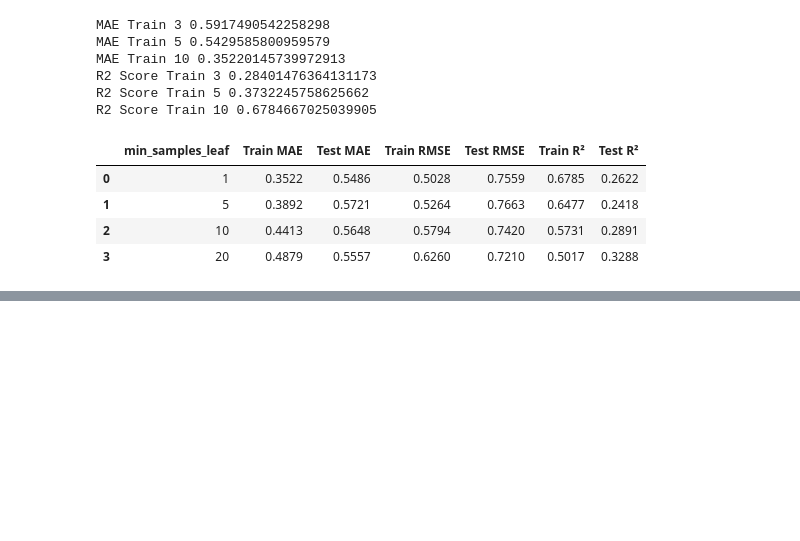
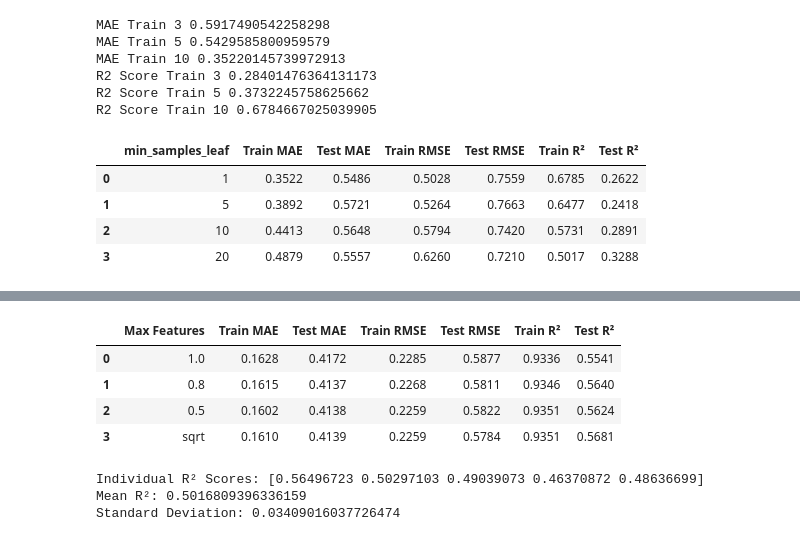
Before and after one commit to amanullah-ops/wine-quality-prediction, a Jupyter notebook: notebooks/01_data_inspection.ipynb, the cells around one changed output, grey strips where cells are left out. Saved outputs shown, nothing was run; the diff lists cells and outputs as text; code cells hidden in the pictures; blank space fills up the shorter version.

```diff
--- a/notebooks/01_data_inspection.ipynb
+++ b/notebooks/01_data_inspection.ipynb
@@ -414,0 +564,39 @@ display(results_df.round(4))
+# %%
+feature_values = [1.0, 0.8, 0.5, "sqrt"]
+
+feature_results = []
+
+for feature in feature_values:
+
+    model = RandomForestRegressor(
+        n_estimators=200,
+        max_depth=None,
+        min_samples_leaf=1,
+        max_features=feature,
+        random_state=42
+    )
+
+    model.fit(X_train, y_train)
+
+    train_pred = model.predict(X_train)
+    test_pred = model.predict(X_test)
+
+    feature_results.append({
+        "Max Features": feature,
+        "Train MAE": mean_absolute_error(y_train, train_pred),
+        "Test MAE": mean_absolute_error(y_test, test_pred),
+        "Train RMSE": np.sqrt(mean_squared_error(y_train, train_pred)),
+        "Test RMSE": np.sqrt(mean_squared_error(y_test, test_pred)),
+        "Train R²": r2_score(y_train, train_pred),
+        "Test R²": r2_score(y_test, test_pred)
+    })
+
+feature_results_df = pd.DataFrame(feature_results)
+
+display(feature_results_df.round(4))
+# %% [output]
+|  | Max Features | Train MAE | Test MAE | Train RMSE | Test RMSE | Train R² | Test R² |
+| 0 | 1.0 | 0.1628 | 0.4172 | 0.2285 | 0.5877 | 0.9336 | 0.5541 |
+| 1 | 0.8 | 0.1615 | 0.4137 | 0.2268 | 0.5811 | 0.9346 | 0.5640 |
+| 2 | 0.5 | 0.1602 | 0.4138 | 0.2259 | 0.5822 | 0.9351 | 0.5624 |
+| 3 | sqrt | 0.1610 | 0.4139 | 0.2259 | 0.5784 | 0.9351 | 0.5681 |
@@ -414,0 +620,17 @@ display(results_df.round(4))
+# %%
+cv_scores = cross_val_score(
+    rf_model,
+    X_train,
+    y_train,
+    cv=kfold,
+    scoring="r2",
+    n_jobs=-1
+)
+
+print("Individual R² Scores:", cv_scores)
+print("Mean R²:", cv_scores.mean())
+print("Standard Deviation:", cv_scores.std())
+# %% [output]
+Individual R² Scores: [0.56496723 0.50297103 0.49039073 0.46370872 0.48636699]
+Mean R²: 0.5016809396336159
+Standard Deviation: 0.03409016037726474
```
Also changed, not shown: parts of 15 cells of this notebook.
